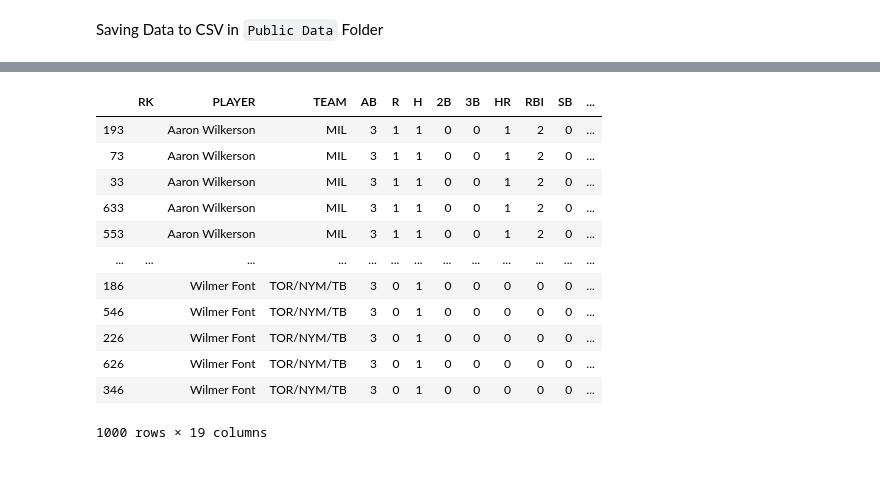
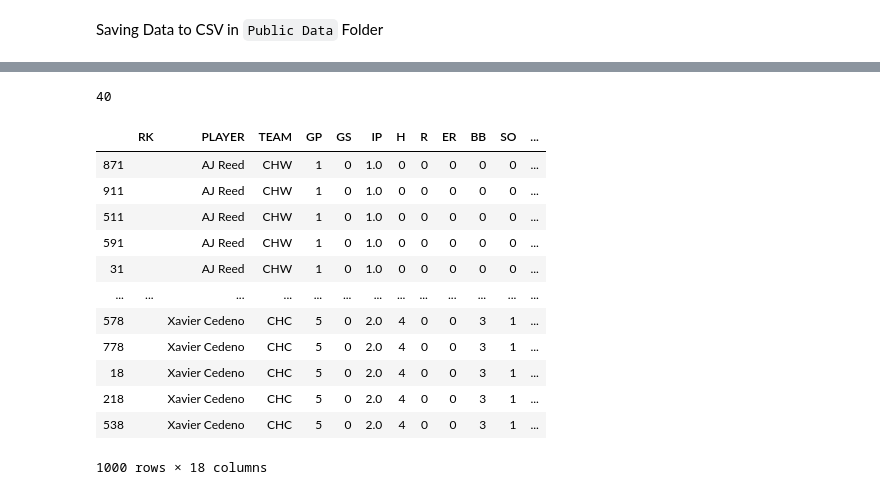
Before and after one commit to ConnorAnderson29/pitch_prediction_model, a Jupyter notebook: next_pitch/2019_updates.ipynb, the cells around one changed output, grey strips where cells are left out. Saved outputs shown, nothing was run; the diff lists cells and outputs as text; code cells hidden in the pictures.

Commit message:
Updated CSV with player data, made alphabetical and added list to app.py

```diff
--- a/next_pitch/2019_updates.ipynb
+++ b/next_pitch/2019_updates.ipynb
@@ -7 +9,5 @@ Using TensorFlow backend.
+# %%
+pd.set_option('display.max_columns', None)
+# %%
+pd.set_option('display.max_row', 1000)
 # %%
@@ -29,20 +69,24 @@
+# %%
+len(hitter_2019['PLAYER'].unique())
+# %% [output]
+40
 # %%
-hitter_2019 = hitter_2019.sort_values(by='PLAYER', ascending=True)
-hitter_2019
+pitcher_2019 = pitcher_2019.sort_values(by='PLAYER', ascending=True)
+pitcher_2019
 # %% [output]
-|  | RK | PLAYER | TEAM | AB | R | H | 2B | 3B | HR | RBI | SB | ... |
-| 193 |  | Aaron Wilkerson | MIL | 3 | 1 | 1 | 0 | 0 | 1 | 2 | 0 | ... |
-| 73 |  | Aaron Wilkerson | MIL | 3 | 1 | 1 | 0 | 0 | 1 | 2 | 0 | ... |
-| 33 |  | Aaron Wilkerson | MIL | 3 | 1 | 1 | 0 | 0 | 1 | 2 | 0 | ... |
-| 633 |  | Aaron Wilkerson | MIL | 3 | 1 | 1 | 0 | 0 | 1 | 2 | 0 | ... |
-| 553 |  | Aaron Wilkerson | MIL | 3 | 1 | 1 | 0 | 0 | 1 | 2 | 0 | ... |
+|  | RK | PLAYER | TEAM | GP | GS | IP | H | R | ER | BB | SO | ... |
+| 871 |  | AJ Reed | CHW | 1 | 0 | 1.0 | 0 | 0 | 0 | 0 | 0 | ... |
+| 911 |  | AJ Reed | CHW | 1 | 0 | 1.0 | 0 | 0 | 0 | 0 | 0 | ... |
+| 511 |  | AJ Reed | CHW | 1 | 0 | 1.0 | 0 | 0 | 0 | 0 | 0 | ... |
+| 591 |  | AJ Reed | CHW | 1 | 0 | 1.0 | 0 | 0 | 0 | 0 | 0 | ... |
+| 31 |  | AJ Reed | CHW | 1 | 0 | 1.0 | 0 | 0 | 0 | 0 | 0 | ... |
 | ... | ... | ... | ... | ... | ... | ... | ... | ... | ... | ... | ... | ... |
-| 186 |  | Wilmer Font | TOR/NYM/TB | 3 | 0 | 1 | 0 | 0 | 0 | 0 | 0 | ... |
-| 546 |  | Wilmer Font | TOR/NYM/TB | 3 | 0 | 1 | 0 | 0 | 0 | 0 | 0 | ... |
-| 226 |  | Wilmer Font | TOR/NYM/TB | 3 | 0 | 1 | 0 | 0 | 0 | 0 | 0 | ... |
-| 626 |  | Wilmer Font | TOR/NYM/TB | 3 | 0 | 1 | 0 | 0 | 0 | 0 | 0 | ... |
-| 346 |  | Wilmer Font | TOR/NYM/TB | 3 | 0 | 1 | 0 | 0 | 0 | 0 | 0 | ... |
+| 578 |  | Xavier Cedeno | CHC | 5 | 0 | 2.0 | 4 | 0 | 0 | 3 | 1 | ... |
+| 778 |  | Xavier Cedeno | CHC | 5 | 0 | 2.0 | 4 | 0 | 0 | 3 | 1 | ... |
+| 18 |  | Xavier Cedeno | CHC | 5 | 0 | 2.0 | 4 | 0 | 0 | 3 | 1 | ... |
+| 218 |  | Xavier Cedeno | CHC | 5 | 0 | 2.0 | 4 | 0 | 0 | 3 | 1 | ... |
+| 538 |  | Xavier Cedeno | CHC | 5 | 0 | 2.0 | 4 | 0 | 0 | 3 | 1 | ... |
-1000 rows × 19 columns
+1000 rows × 18 columns
 # %%
 hitter_2019.to_csv(r"../public_data/hitter_data_2019.csv", index=False, sep=',', encoding='utf-8')
 # %%
```
Also changed, not shown: parts of 6 cells of this notebook, 4 other files.
